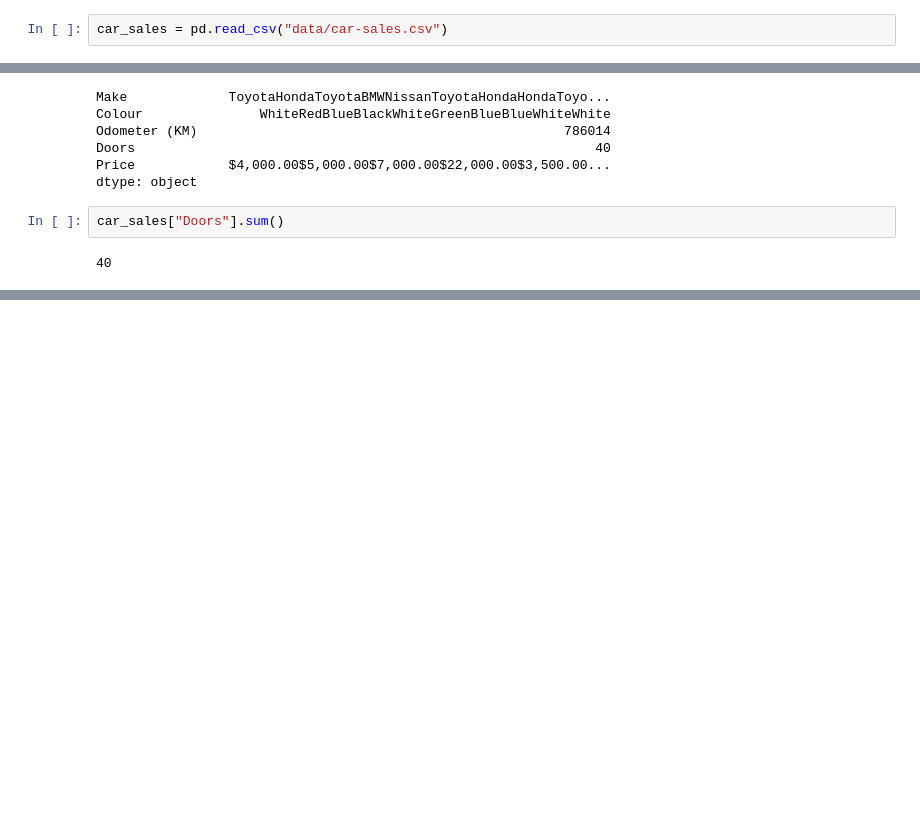
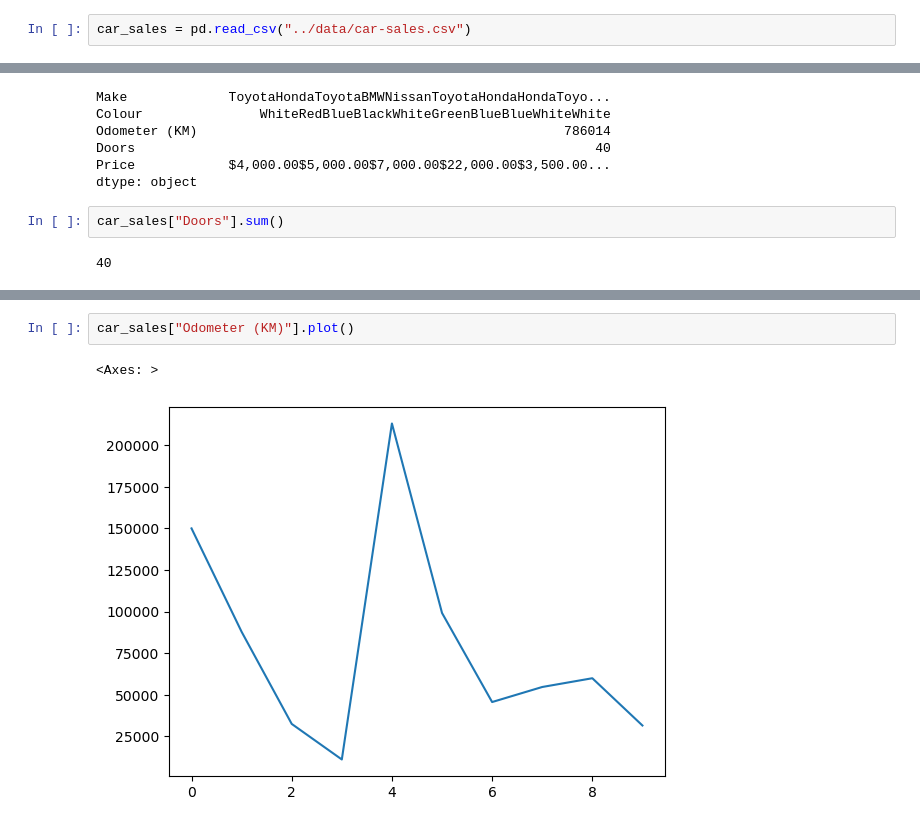
Before and after one commit to Juhasen/AI-MLtraining, a Jupyter notebook: notebooks/introduction-to-pandas.ipynb, the cells around one changed output, grey strips where cells are left out. Saved outputs shown, nothing was run; the diff lists cells and outputs as text; blank space fills up the shorter version.

Commit message:
Continued research on viewing and selecting data.

```diff
--- a/notebooks/introduction-to-pandas.ipynb
+++ b/notebooks/introduction-to-pandas.ipynb
@@ -36,7 +36,7 @@ car_data
 # %% [markdown]
 ### Importing data
 # %%
-car_sales = pd.read_csv("data/car-sales.csv")
+car_sales = pd.read_csv("../data/car-sales.csv")
 # %%
 car_sales
 # %% [output]
@@ -165,0 +362,5 @@ len(
+# %%
+car_sales["Odometer (KM)"].plot()
+# %% [output]
+<Axes: >
+[figure, added]
```
Also changed, not shown: parts of 37 cells of this notebook.
